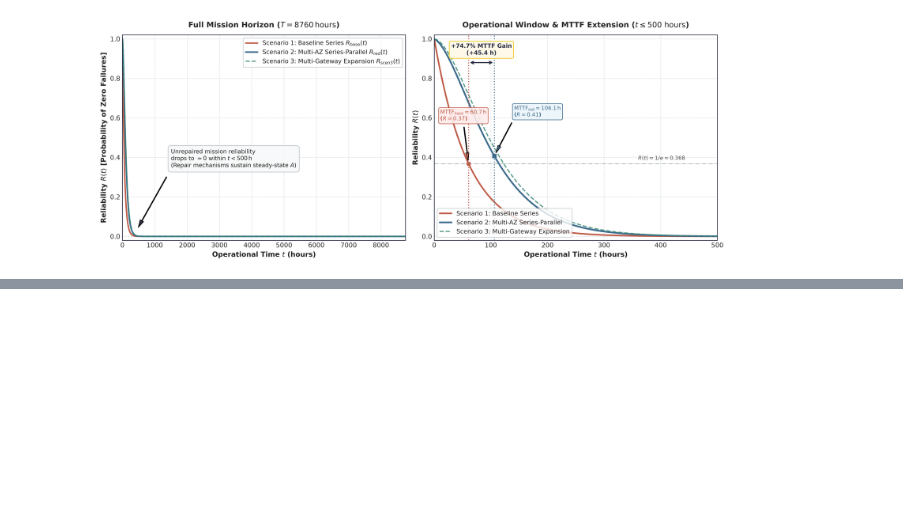
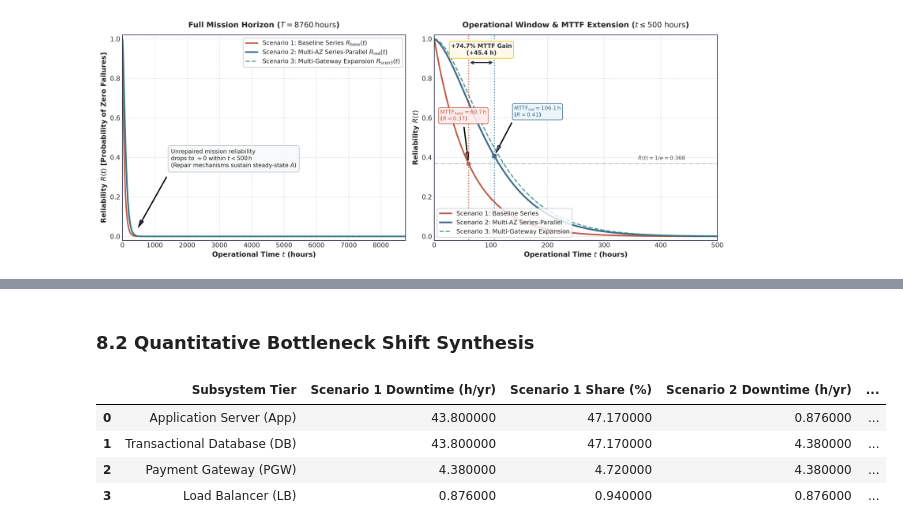
Before and after one commit to wrlxavier/system-reliability-engineering, a Jupyter notebook: notebooks/01_analytical_modeling.ipynb, the cells around one changed output, grey strips where cells are left out. Drawn from its saved outputs; the diff is of its cells as text; code cells hidden in the pictures; blank space fills up the shorter version.

```diff
--- a/notebooks/01_analytical_modeling.ipynb
+++ b/notebooks/01_analytical_modeling.ipynb
@@ -399,0 +483,50 @@ Saved: /home/xavier/dev/system-reliability-engineering/reports/figures/reliabili
+# %% [markdown]
+### 8.2 Quantitative Bottleneck Shift Synthesis
+# %%
+shift_rows = [
+    {
+        "Subsystem Tier": "Application Server (App)",
+        "Scenario 1 Downtime (h/yr)": 43.800,
+        "Scenario 1 Share (%)": 47.17,
+        "Scenario 2 Downtime (h/yr)": 0.876,
+        "Scenario 2 Share (%)": 8.33,
+        "Downtime Reduction (%)": shifts["app_downtime_reduction_pct"],
+        "Bottleneck Status (S2)": "Eliminated as primary bottleneck",
+    },
+    {
+        "Subsystem Tier": "Transactional Database (DB)",
+        "Scenario 1 Downtime (h/yr)": 43.800,
+        "Scenario 1 Share (%)": 47.17,
+        "Scenario 2 Downtime (h/yr)": 4.380,
+        "Scenario 2 Share (%)": 41.67,
+        "Downtime Reduction (%)": shifts["db_downtime_reduction_pct"],
+        "Bottleneck Status (S2)": "Co-dominant bottleneck (Failover)",
+    },
+    {
+        "Subsystem Tier": "Payment Gateway (PGW)",
+        "Scenario 1 Downtime (h/yr)": 4.380,
+        "Scenario 1 Share (%)": 4.72,
+        "Scenario 2 Downtime (h/yr)": 4.380,
+        "Scenario 2 Share (%)": 41.67,
+        "Downtime Reduction (%)": 0.0,
+        "Bottleneck Status (S2)": "Co-dominant bottleneck (External SPOF)",
+    },
+    {
+        "Subsystem Tier": "Load Balancer (LB)",
+        "Scenario 1 Downtime (h/yr)": 0.876,
+        "Scenario 1 Share (%)": 0.94,
+        "Scenario 2 Downtime (h/yr)": 0.876,
+        "Scenario 2 Share (%)": 8.33,
+        "Downtime Reduction (%)": 0.0,
+        "Bottleneck Status (S2)": "Managed cloud infrastructure floor",
+    },
+]
+
+df_shifts = pd.DataFrame(shift_rows)
+display(df_shifts)
+# %% [output]
+|  | Subsystem Tier | Scenario 1 Downtime (h/yr) | Scenario 1 Share (%) | Scenario 2 Downtime (h/yr) | ... |
+| 0 | Application Server (App) | 43.800000 | 47.170000 | 0.876000 | ... |
+| 1 | Transactional Database (DB) | 43.800000 | 47.170000 | 4.380000 | ... |
+| 2 | Payment Gateway (PGW) | 4.380000 | 4.720000 | 4.380000 | ... |
+| 3 | Load Balancer (LB) | 0.876000 | 0.940000 | 0.876000 | ... |
```
Also changed, not shown: parts of 6 cells of this notebook, 22 other files.
